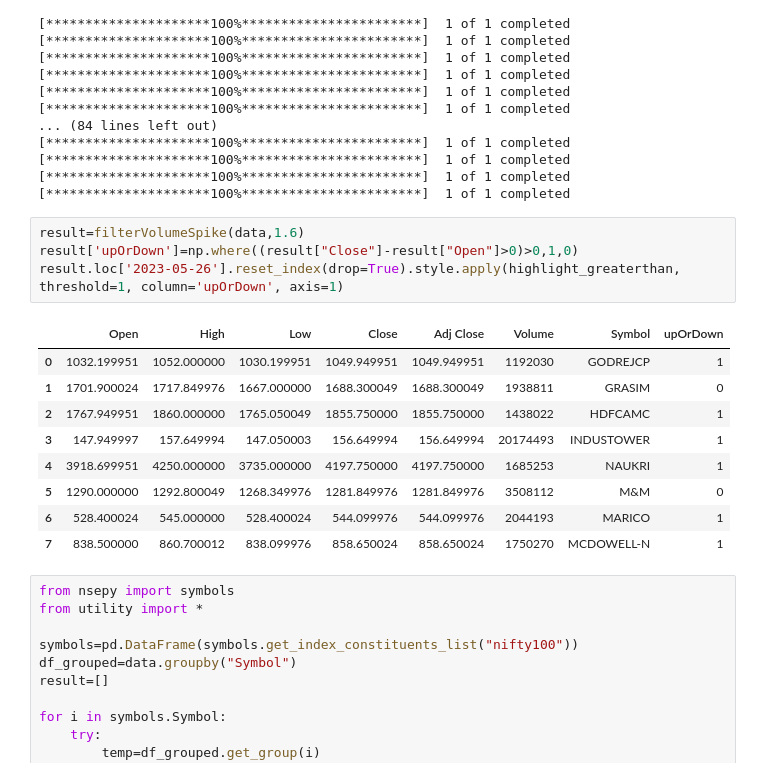
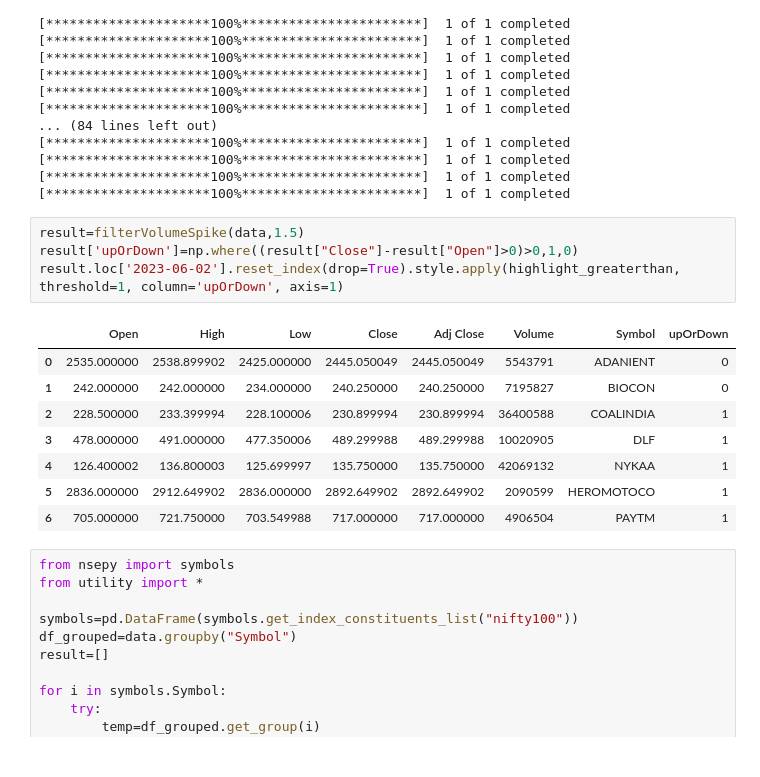
Before and after one commit to Dhruvk1999/momentum-trader, a Jupyter notebook: console.ipynb, the cells around one changed output. Drawn from its saved outputs; the diff is of its cells as text.

```diff
--- a/console.ipynb
+++ b/console.ipynb
@@ -33,19 +33,18 @@ data=load_data()
 [*********************100%***********************]  1 of 1 completed
 [*********************100%***********************]  1 of 1 completed
 # %%
-result=filterVolumeSpike(data,1.6)
+result=filterVolumeSpike(data,1.5)
 result['upOrDown']=np.where((result["Close"]-result["Open"]>0)>0,1,0)
-result.loc['2023-05-26'].reset_index(drop=True).style.apply(highlight_greaterthan, threshold=1, column='upOrDown', axis=1)
+result.loc['2023-06-02'].reset_index(drop=True).style.apply(highlight_greaterthan, threshold=1, column='upOrDown', axis=1)
 # %% [output]
 |  | Open | High | Low | Close | Adj Close | Volume | Symbol | upOrDown |
-| 0 | 1032.199951 | 1052.000000 | 1030.199951 | 1049.949951 | 1049.949951 | 1192030 | GODREJCP | 1 |
-| 1 | 1701.900024 | 1717.849976 | 1667.000000 | 1688.300049 | 1688.300049 | 1938811 | GRASIM | 0 |
-| 2 | 1767.949951 | 1860.000000 | 1765.050049 | 1855.750000 | 1855.750000 | 1438022 | HDFCAMC | 1 |
-| 3 | 147.949997 | 157.649994 | 147.050003 | 156.649994 | 156.649994 | 20174493 | INDUSTOWER | 1 |
-| 4 | 3918.699951 | 4250.000000 | 3735.000000 | 4197.750000 | 4197.750000 | 1685253 | NAUKRI | 1 |
-| 5 | 1290.000000 | 1292.800049 | 1268.349976 | 1281.849976 | 1281.849976 | 3508112 | M&M | 0 |
-| 6 | 528.400024 | 545.000000 | 528.400024 | 544.099976 | 544.099976 | 2044193 | MARICO | 1 |
-| 7 | 838.500000 | 860.700012 | 838.099976 | 858.650024 | 858.650024 | 1750270 | MCDOWELL-N | 1 |
+| 0 | 2535.000000 | 2538.899902 | 2425.000000 | 2445.050049 | 2445.050049 | 5543791 | ADANIENT | 0 |
+| 1 | 242.000000 | 242.000000 | 234.000000 | 240.250000 | 240.250000 | 7195827 | BIOCON | 0 |
+| 2 | 228.500000 | 233.399994 | 228.100006 | 230.899994 | 230.899994 | 36400588 | COALINDIA | 1 |
+| 3 | 478.000000 | 491.000000 | 477.350006 | 489.299988 | 489.299988 | 10020905 | DLF | 1 |
+| 4 | 126.400002 | 136.800003 | 125.699997 | 135.750000 | 135.750000 | 42069132 | NYKAA | 1 |
+| 5 | 2836.000000 | 2912.649902 | 2836.000000 | 2892.649902 | 2892.649902 | 2090599 | HEROMOTOCO | 1 |
+| 6 | 705.000000 | 721.750000 | 703.549988 | 717.000000 | 717.000000 | 4906504 | PAYTM | 1 |
 # %%
 from nsepy import symbols
 from utility import *
```
Also changed, not shown: 1 other file.
